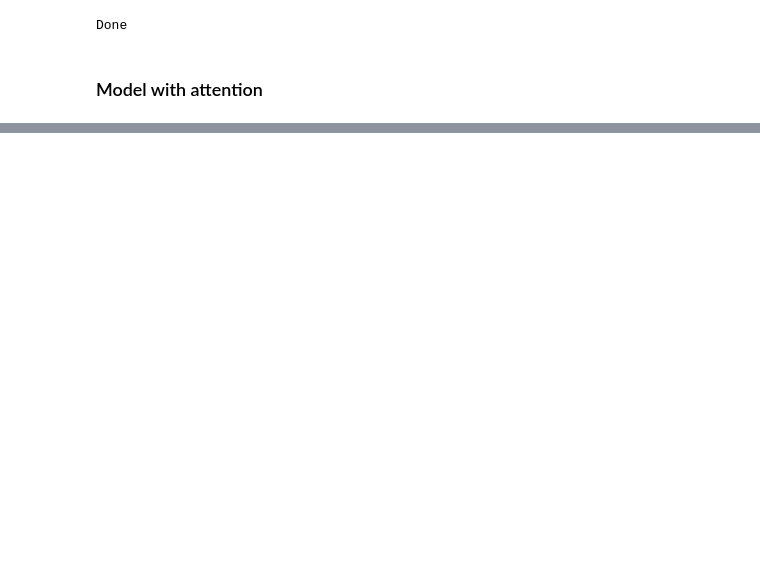
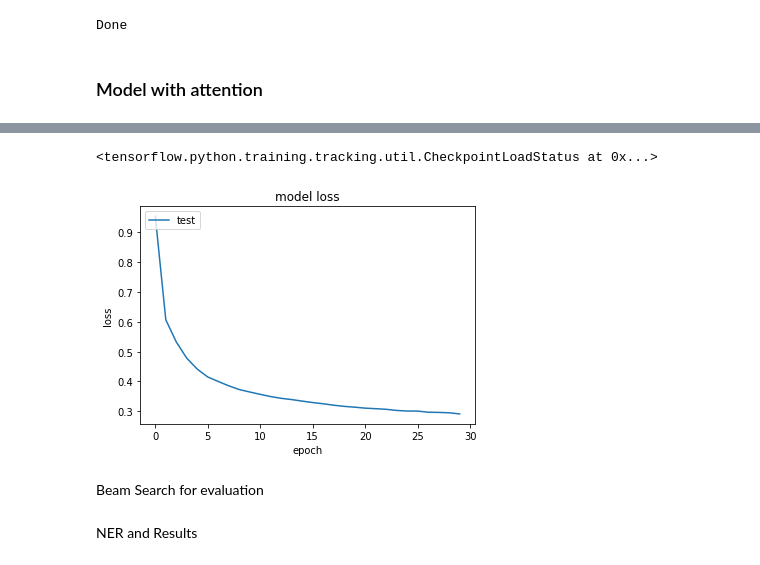
Before and after one commit to Jhancyamarsingh17/Automated-medical-report-generation-and-NER, a Jupyter notebook: Model_3_LSTM_with_CheXNet/Medical_report_generator_CheXnet_LSTM_Attention.ipynb, the cells around one changed output, grey strips where cells are left out. Cells and saved outputs as stored; diff of their text form; code cells hidden in the pictures; blank space fills up the shorter version.

```diff
--- a/Model_3_LSTM_with_CheXNet/Medical_report_generator_CheXnet_LSTM_Attention.ipynb
+++ b/Model_3_LSTM_with_CheXNet/Medical_report_generator_CheXnet_LSTM_Attention.ipynb
@@ -170,5 +161,5 @@ def image_feature_extraction(image1,image2):
 #np.save("train_features_attention_model4",train_features)
 #np.save("test_features_attention_model4",test_features)
 # %%
-train_features=np.load("train_features_attention_model4.npy")
-test_features=np.load("test_features_attention_model4.npy")
+train_features=np.load("train_features_attention.npy")
+test_features=np.load("test_features_attention.npy")
@@ -390,17 +325,12 @@ class Attention(tf.keras.layers.Layer):
     return (context_vector,alphas)
 # %%
-'''
-This class will perform the decoder task.
-The main decoder will call this onestep decoder at every time step. This one step decoder in turn class the atention model and return the ouptput
-at time step t.
-This output is passed through the final softmax layer with output size =vocab size, and pass this result to the main decoder model
-
-'''
+#One Step decoder to perform the decoder task.
+#The main decoder will call this onestep decoder at every time step. This one step decoder in turn class the atention model and return the ouptput
+#at time step t. This output is passed through the final softmax layer, and pass this result to the main decoder model
 
 class One_Step_Decoder(tf.keras.Model):
   def __init__(self,vocab_size, embedding_dim, input_length, dec_units ,att_units):
 
-      # Initialize decoder embedding layer, LSTM and any other objects needed
     super().__init__()
 
     self.att_units=att_units
@@ -410,32 +340,23 @@ class One_Step_Decoder(tf.keras.Model):
 
     self.dec_units=dec_units
     self.attention=Attention(self.att_units)
-  #def build(self,inp_shape):
     self.embedding=tf.keras.layers.Embedding(self.vocab_size,output_dim=self.embedding_dim,
                                              input_length=self.input_length,mask_zero=True,trainable=False,weights=[embedding_matrix])
-
-    self.gru= tf.keras.layers.Bidirectional(tf.keras.layers.GRU(self.dec_units,return_sequences=True, return_state=True))
+    self.lstm = tf.keras.layers.LSTM(self.dec_units,return_sequences=True, return_state=True)
     self.dense=tf.keras.layers.Dense(self.vocab_size,name="decoder_final_dense")
     self.dense_2=tf.keras.layers.Dense(self.embedding_dim,name="decoder_dense2")
+
 
   def call(self,input_to_decoder, encoder_output, for_h,bac_h):
 
     embed=self.embedding(input_to_decoder)
     state_h=tf.keras.layers.Add()([for_h,bac_h])
-
-
     context_vector,alpha=self.attention(state_h,encoder_output)
     context_vector=self.dense_2(context_vector)
-
     result=tf.concat([tf.expand_dims(context_vector, axis=1),embed],axis=-1)
-
-
-    output,forward_h,back_h=self.gru(result,initial_state=[for_h,bac_h])
+    output,forward_h,back_h=self.lstm(result,initial_state=[for_h,bac_h])
     out=tf.reshape(output,(-1,output.shape[-1]))
-
     out=tf.keras.layers.Dropout(0.5)(out)
-
     dense_op=self.dense(out)
-
     return dense_op,forward_h,back_h,alpha
 # %%
@@ -502,7 +417,7 @@ class encoder_decoder(tf.keras.Model):
 
         return output
 # %%
-model  = encoder_decoder(enc_units,embedding_dim,vocab_size,max_len,dec_units,att_units,bs)
+model  = encoder_decoder(enc_units,embedding_dim,vocab_size,maximum_length,dec_units,att_units,bsize)
 # %%
 
 optimizer = tf.keras.optimizers.Adam()
@@ -534,5 +446,5 @@ red_lr=tf.keras.callbacks.ReduceLROnPlateau(monitor="val_loss",factor=0.2,patien
 ckpt=tf.keras.callbacks.ModelCheckpoint("model2wts/ckpt",monitor='val_loss', verbose=0, save_best_only=True,save_weights_only=False, mode='auto')
 # %%
 #run this cell
-model.fit([train_features[:3050],train_padded_inp[:3050]],train_padded_out[:3050],validation_data=([test_features[:760],test_padded_inp[:760]],test_padded_out[:760]),
-          batch_size=bs,epochs=15,callbacks=[red_lr,ckpt])
+history = model.fit([train_features[:3050],train_padded_inp[:3050]],train_padded_out[:3050],validation_data=([test_features[:760],test_padded_inp[:760]],test_padded_out[:760]),
+       batch_size=bsize,epochs=30,callbacks=[red_lr,ckpt])
@@ -542,3 +476,17 @@ model.load_weights("bidir_fit_15_b.h5")
+# %%
+#model.save_weights("model2wts/bidir_fit_15_b_15")
+model.load_weights("model2wts/bidir_fit_15_b_15")
+# %% [output]
+<tensorflow.python.training.tracking.util.CheckpointLoadStatus at 0x...>
+# %%
+plt.plot(history.history['loss'])
+plt.title('model loss')
+plt.ylabel('loss')
+plt.xlabel('epoch')
+plt.legend(['test'], loc='upper left')
+plt.show()
+# %% [output]
+[figure, added]
 # %%
 def take_second(elem):
     return elem[1]
@@ -547,3 +493,5 @@ import time
+# %% [markdown]
+Beam Search for evaluation
 # %%
 
 def beam_search(image1,image2, beam_index):
@@ -596,3 +541,5 @@ def beam_search(image1,image2, beam_index):
     rep = ' '.join(e for e in temp)
 
     return rep, score
+# %% [markdown]
+NER and Results
```
Also changed, not shown: parts of 32 cells of this notebook.
